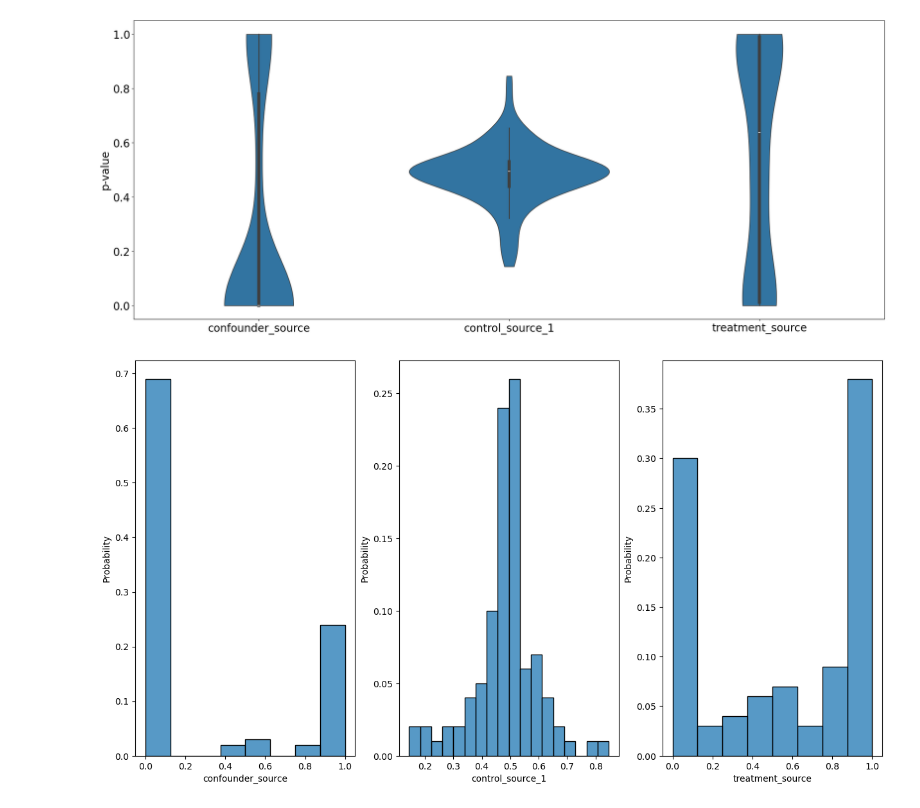
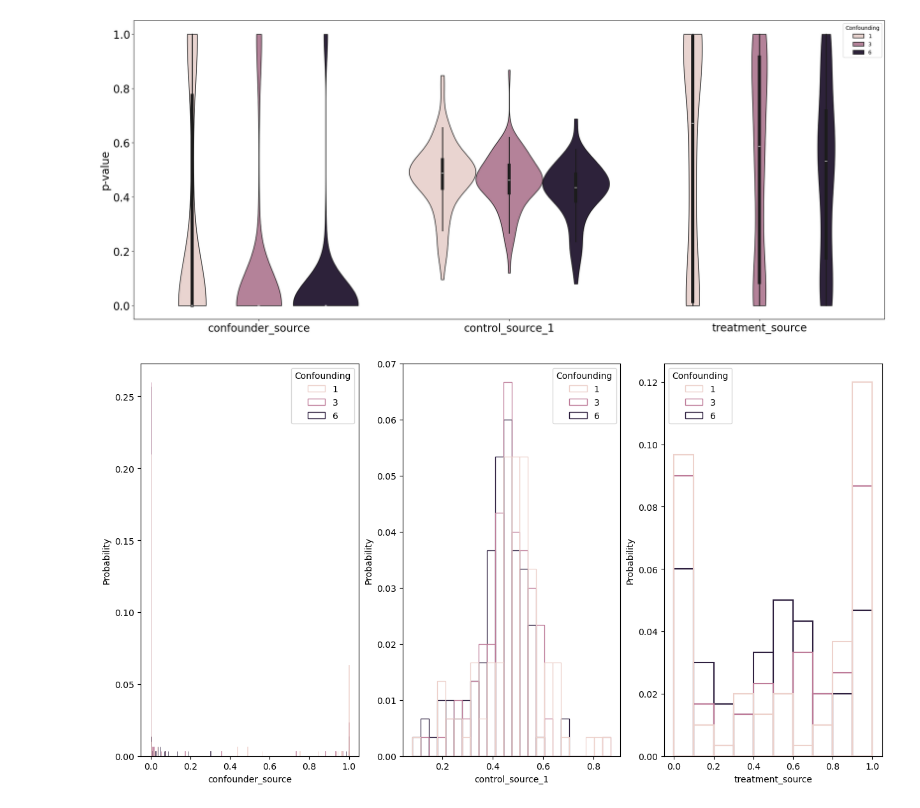
Before and after one commit to malo4300/ICA_IV, a Jupyter notebook: plots_iv_test.ipynb, the cells around one changed output. Saved outputs shown, nothing was run; the diff lists cells and outputs as text; code cells hidden in the pictures.

Commit message:
new confounding level

```diff
--- a/plots_iv_test.ipynb
+++ b/plots_iv_test.ipynb
@@ -7,0 +6,9 @@ p_values = pd.read_csv("IV_test_results/p_values_true_signals_LDAG_conf3.csv", i
+# %%
+cn_levels = [1,3,6]
+p_values1 = pd.read_csv(f"IV_test_results/increased_confounding/LDAG_true_source_conf_{1}.csv", index_col=0)
+p_values3 = pd.read_csv(f"IV_test_results/increased_confounding/LDAG_true_source_conf_{3}.csv", index_col=0)
+p_values6 = pd.read_csv(f"IV_test_results/increased_confounding/LDAG_true_source_conf_{6}.csv", index_col=0)
+
+p_values1["Confounding"] = 1
+p_values3["Confounding"] = 3
+p_values6["Confounding"] = 6
@@ -8,7 +31,8 @@ p_values = pd.read_csv("IV_test_results/p_values_true_signals_LDAG_conf3.csv", i
 # %%
 new_col_names = ["seed"]
 new_col_names.append("confounder_source")
-for x in range(2,p_values.shape[1]-2):
+for x in range(2,p_values1.shape[1]-3):
     new_col_names.append(f"control_source_{x-1}")
 new_col_names.append("treatment_source")
 new_col_names.append("outcome_source")
+new_col_names.append("Confounding")
@@ -23,0 +39,6 @@ Index(['seed', 'confounder_source', 'control_source_1', 'control_source_2',
+# %%
+p_values1.columns = new_col_names
+p_values3.columns = new_col_names
+p_values6.columns = new_col_names
+# %%
+merged_df = pd.concat([p_values1, p_values3, p_values6], axis= 0)
@@ -28,7 +69,7 @@ long_df_subset = long_df.loc[long_df["variable"].isin(["confounder_source","cont
 # %%
 plt.figure(figsize= (25,10))
 #plt.title("Distribution of the p-values for different TRUE sources, H0: source is a valid instrument for the treatment effect")
-sns.violinplot(long_df_subset, x = "variable", y = "value", inner = "box", cut = 0)
+sns.violinplot(long_df_subset, x = "variable", y = "value", hue="Confounding" , inner = "box", cut = 0)
 plt.xlabel("")
 plt.ylabel("p-value", fontsize = 20)
 plt.xticks(fontsize=20)
@@ -36,13 +77,13 @@ plt.yticks(fontsize =20)
 
 plt.show()
 # %% [output]
-[figure, old version]
+[figure, new version]
 # %%
 fg, ax = plt.subplots(1,3, figsize = (15,8))
 cols = ["confounder_source","control_source_1", "treatment_source"]
 for i in range(3):
-    sns.histplot(p_values, x = cols[i], ax = ax[i], stat ="probability" )
+    sns.histplot(merged_df, x = cols[i], hue = "Confounding", ax = ax[i] ,fill = False, stat ="probability")
 
 plt.show()
 # %% [output]
-[figure, old version]
+[figure, new version]
```
Also changed, not shown: parts of 9 cells of this notebook, 9 other files.
